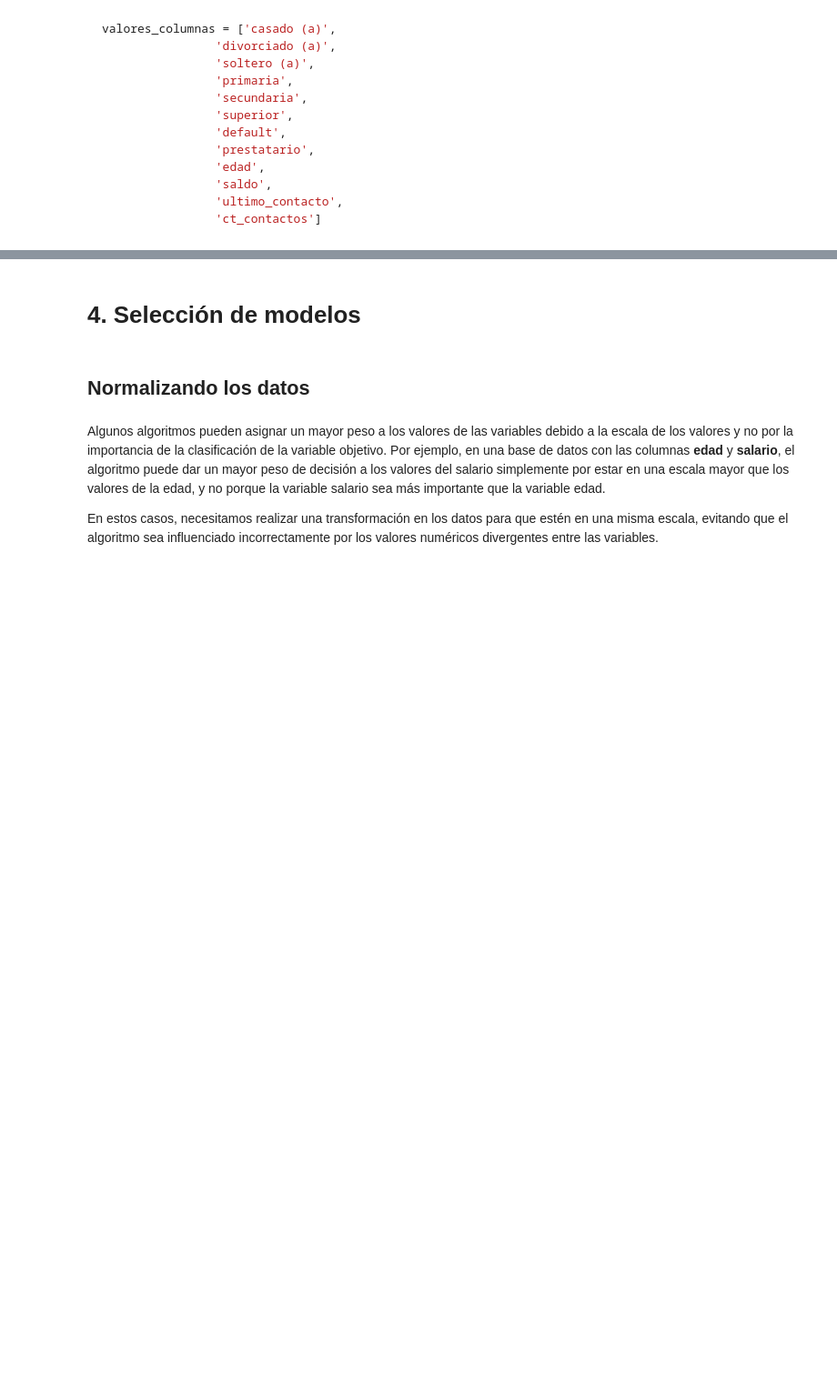
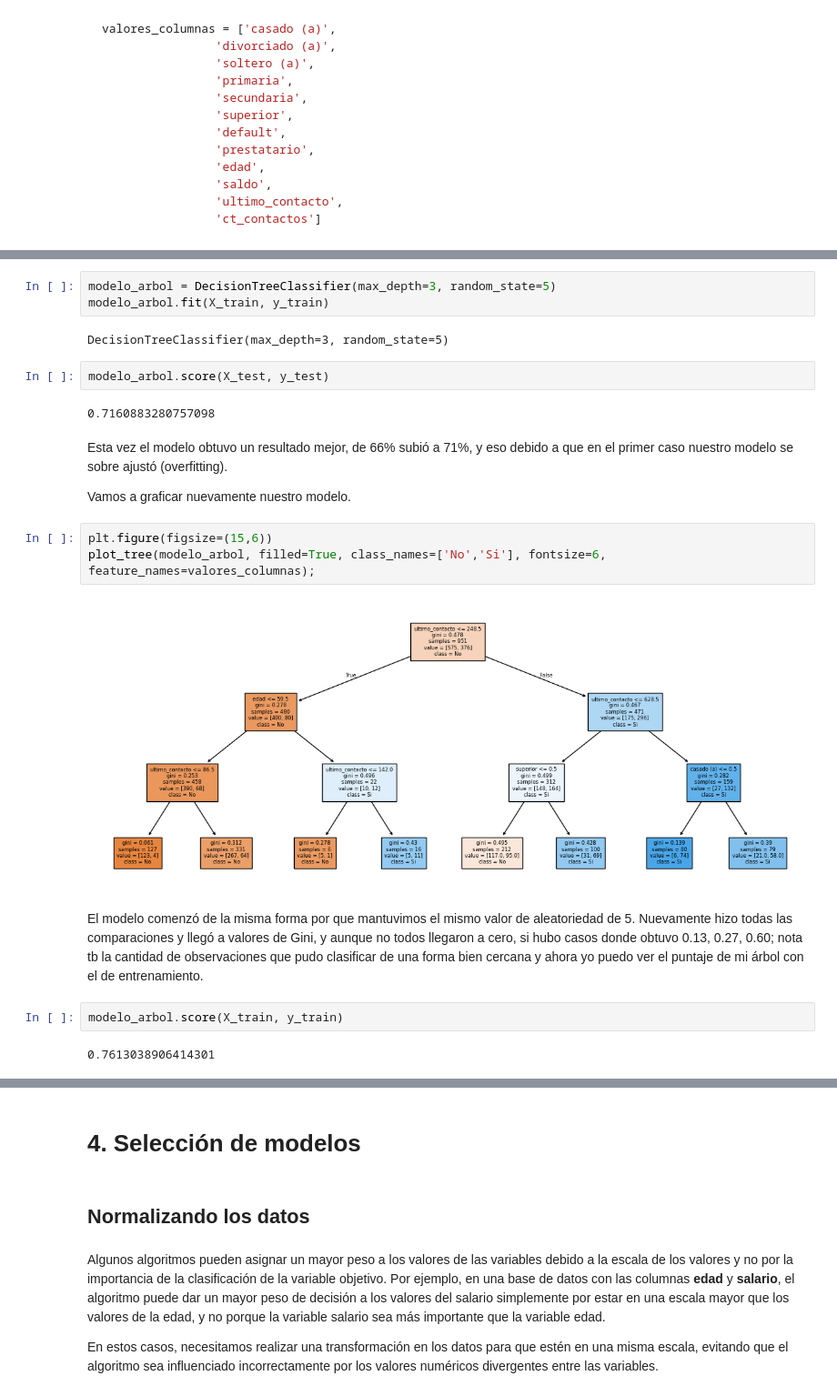
Before and after one commit to Maucho6340/2160-aprendiendo-a-clasificar-datos-con-ml, a Jupyter notebook: Clasificacion_primeros_pasos.ipynb, the cells around one changed output, grey strips where cells are left out. Shown at 91% size. Drawn from its saved outputs; the diff is of its cells as text; blank space fills up the shorter version.

```diff
--- a/Clasificacion_primeros_pasos.ipynb
+++ b/Clasificacion_primeros_pasos.ipynb
@@ -682,0 +828,24 @@ valores_columnas = ['casado (a)',
+# %%
+modelo_arbol = DecisionTreeClassifier(max_depth=3, random_state=5)
+modelo_arbol.fit(X_train, y_train)
+# %% [output]
+DecisionTreeClassifier(max_depth=3, random_state=5)
+# %%
+modelo_arbol.score(X_test, y_test)
+# %% [output]
+0.7160883280757098
+# %% [markdown]
+Esta vez el modelo obtuvo un resultado mejor, de 66% subió a 71%, y eso debido a que en el primer caso nuestro modelo se sobre ajustó (overfitting).<br>
+
+Vamos a graficar nuevamente nuestro modelo.
+# %%
+plt.figure(figsize=(15,6))
+plot_tree(modelo_arbol, filled=True, class_names=['No','Si'], fontsize=6, feature_names=valores_columnas);
+# %% [output]
+[figure, added]
+# %% [markdown]
+El modelo comenzó de la misma forma por que mantuvimos el mismo valor de aleatoriedad de 5. Nuevamente hizo todas las comparaciones y llegó a valores de Gini, y aunque no todos llegaron a cero, si hubo casos donde obtuvo 0.13, 0.27, 0.60; nota tb la cantidad de observaciones que pudo clasificar de una forma bien cercana y ahora yo puedo ver el puntaje de mi árbol con el de entrenamiento.
+# %%
+modelo_arbol.score(X_train, y_train)
+# %% [output]
+0.7613038906414301
```
Also changed, not shown: parts of 53 cells of this notebook.
